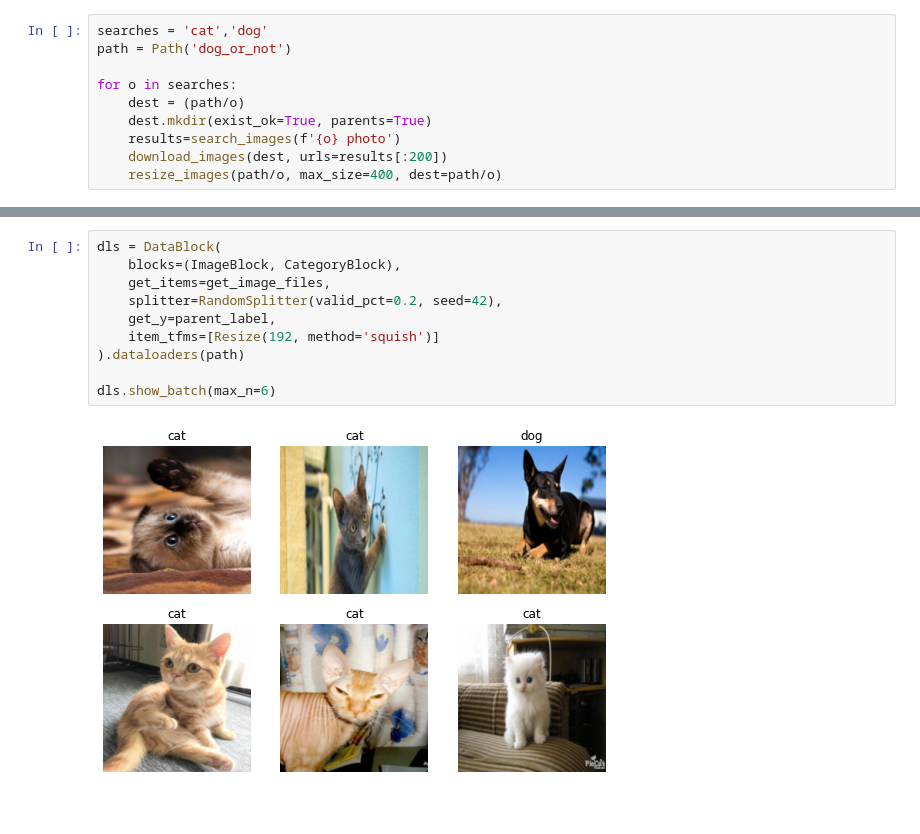
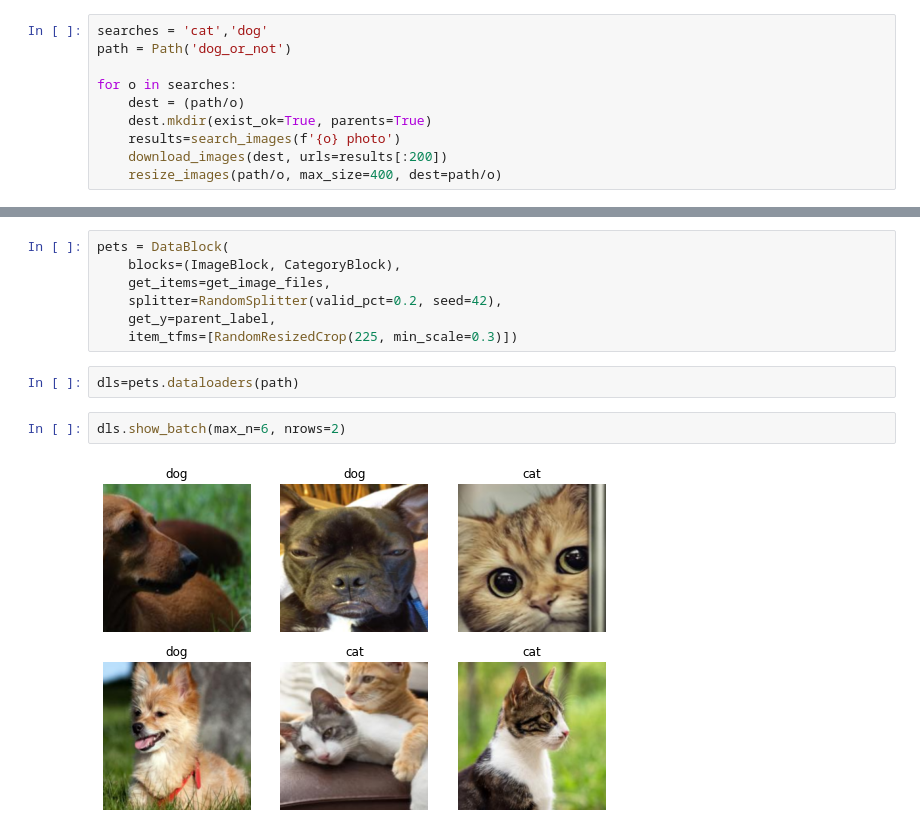
Before and after one commit to maureen-mugo/Deep-Learning-Experiments, a Jupyter notebook: dogclassifier/dog_or_cat.ipynb, the cells around one changed output, grey strips where cells are left out. Saved outputs shown, nothing was run; the diff lists cells and outputs as text; blank space fills up the shorter version.

```diff
--- a/dogclassifier/dog_or_cat.ipynb
+++ b/dogclassifier/dog_or_cat.ipynb
@@ -43,15 +48,16 @@ len(failed)
 # %%
-dls = DataBlock(
+pets = DataBlock(
     blocks=(ImageBlock, CategoryBlock),
     get_items=get_image_files,
     splitter=RandomSplitter(valid_pct=0.2, seed=42),
     get_y=parent_label,
-    item_tfms=[Resize(192, method='squish')]
-).dataloaders(path)
-
-dls.show_batch(max_n=6)
+    item_tfms=[RandomResizedCrop(225, min_scale=0.3)])
-# %% [output]
-[figure, removed]
+# %%
+dls=pets.dataloaders(path)
+# %%
+dls.show_batch(max_n=6, nrows=2)
+# %% [output]
+[figure, added]
 # %%
 learn = vision_learner(dls, resnet18, metrics=error_rate)
 learn.fine_tune(3)
```
Also changed, not shown: parts of 14 cells of this notebook.
